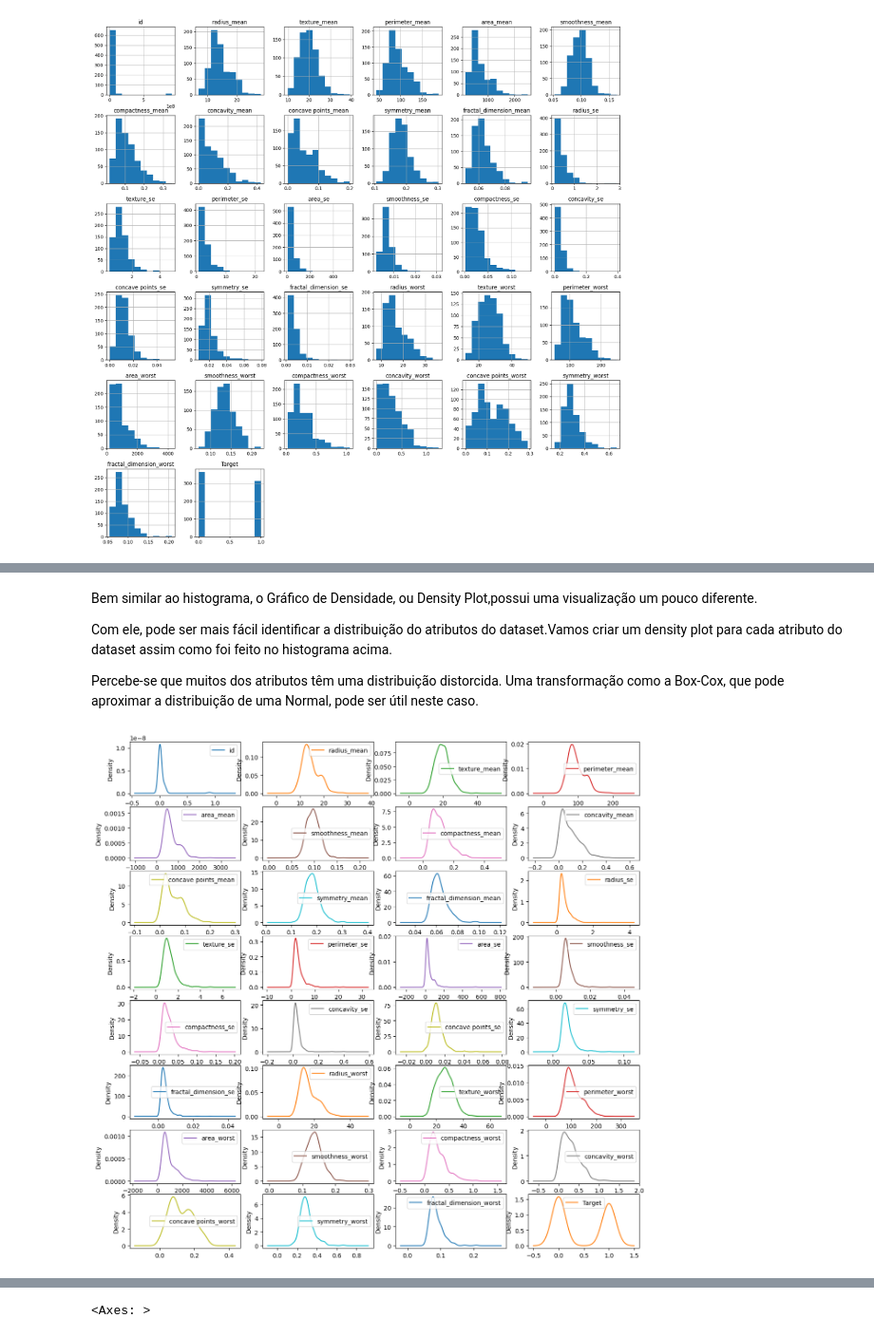
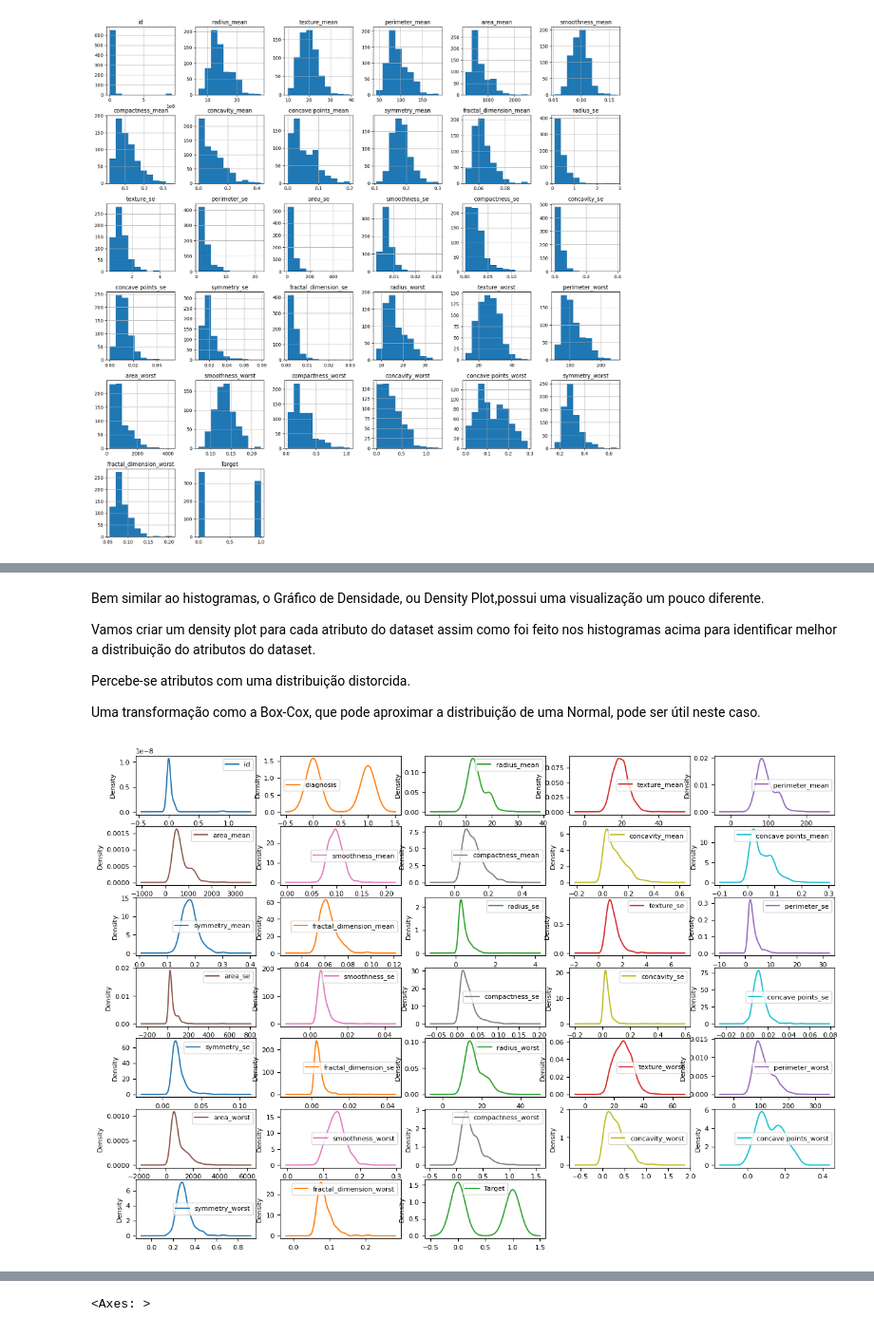
Before and after one commit to leonardosva/mvp_cancer, a Jupyter notebook: Ultimo_MVP.ipynb, the cells around one changed output, grey strips where cells are left out. Shown at 95% size. Cells and saved outputs as stored; diff of their text form; code cells hidden in the pictures.

```diff
--- a/Ultimo_MVP.ipynb
+++ b/Ultimo_MVP.ipynb
@@ -219,0 +222,4 @@ plt.show()
+# %%
+# Convertendo os valores categóricos da coluna 'diagnosis' em valores numéricos.
+cancer['diagnosis'] = cancer['diagnosis'].map({'M':1,'B':0})
+cancer.head()
@@ -219,0 +241,21 @@ plt.show()
+# %%
+#Stack the data
+plt.rcParams.update({'font.size': 8})
+fig, axes = plt.subplots(nrows=5, ncols=2, figsize=(8,10))
+axes = axes.ravel()
+for idx,ax in enumerate(axes):
+    ax.figure
+    # Verificando que a coluna tenha valores numéricos válidos para cálculos mínimos/máximos.
+    column_data = cancer[features_mean[idx]].dropna()  # Drop NaN values
+
+    # Recalcule a largura de compartimento usando os dados válidos.
+    if len(column_data) > 0:  # Entra apenas se houver dados válidos.
+        binwidth= (max(column_data) - min(column_data))/50
+        ax.hist([dfM[features_mean[idx]],dfB[features_mean[idx]]], bins=np.arange(min(column_data), max(column_data) + binwidth, binwidth) , alpha=0.5,stacked=True, density=True, label=['M','B'],color=['r','g'])
+    else:
+        print(f"Skipping column '{features_mean[idx]}' due to invalid data.")
+
+    ax.legend(loc='upper right')
+    ax.set_title(features_mean[idx])
+plt.tight_layout()
+plt.show()
@@ -220,13 +272,15 @@ plt.show()
 # %% [markdown]
-Bem similar ao histograma, o Gráfico de Densidade, ou Density Plot,possui uma visualização um pouco diferente.
+Bem similar ao histogramas, o Gráfico de Densidade, ou Density Plot,possui uma visualização um pouco diferente.
 
-Com ele, pode ser mais fácil identificar a distribuição do atributos do dataset.Vamos criar um density plot para cada atributo do dataset assim como foi feito no histograma acima.
+Vamos criar um density plot para cada atributo do dataset assim como foi feito nos histogramas acima para identificar melhor a distribuição do atributos do dataset.
 
-Percebe-se que muitos dos atributos têm uma distribuição distorcida. Uma transformação como a Box-Cox, que pode aproximar a distribuição de uma Normal, pode ser útil neste caso.
+Percebe-se atributos com uma distribuição distorcida.
+
+Uma transformação como a Box-Cox, que pode aproximar a distribuição de uma Normal, pode ser útil neste caso.
 # %%
 # Density Plot
-cancer.plot(kind = 'density', subplots = True, layout = (8,4), sharex = False, figsize = (15,15))
+cancer.plot(kind = 'density', subplots = True, layout = (10,5), sharex = False, figsize = (15,15))
 plt.show()
 # %% [output]
-[figure, old version]
+[figure, new version]
 # %% [markdown]
```
Also changed, not shown: parts of 40 cells of this notebook.
